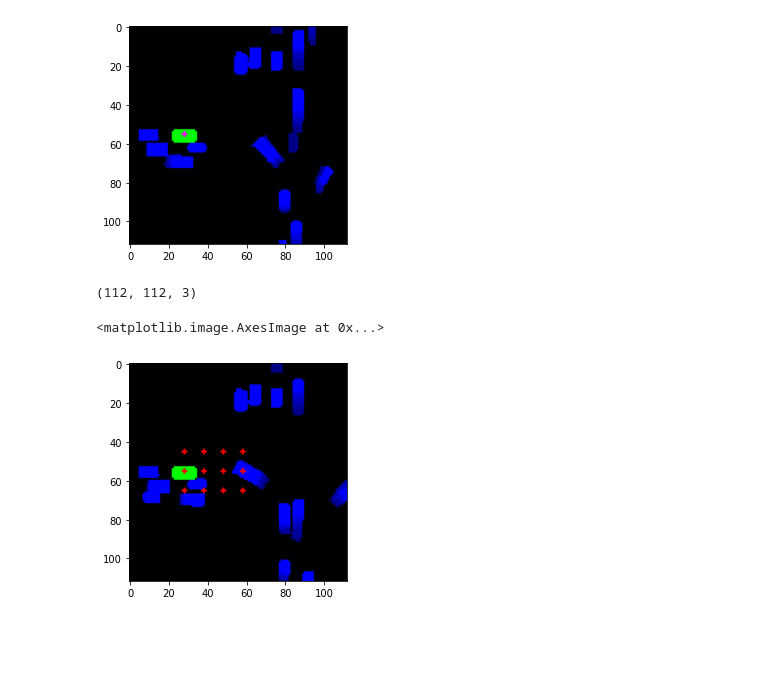
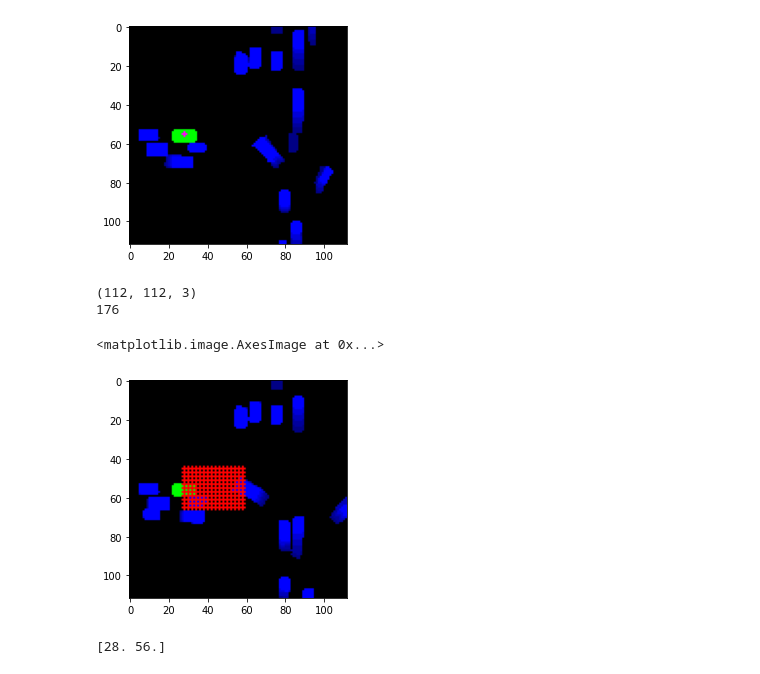
Before and after one commit to LiuHaolan/l5kit, a Jupyter notebook: dataset_gen/occupancy_grid.ipynb, the cells around one changed output. Saved outputs shown, nothing was run; the diff lists cells and outputs as text; code cells hidden in the pictures; blank space fills up the shorter version.

```diff
--- a/dataset_gen/occupancy_grid.ipynb
+++ b/dataset_gen/occupancy_grid.ipynb
@@ -136,36 +136,43 @@ from l5kit.geometry import rotation33_as_yaw, transform_point, transform_points
 
 import cv2
 
 
 
 raster_from_world = data_ego["raster_from_world"]
 
 #centerline_area = (data_ego["goal_list"])
 centerline_area = []
 
 target_positions_pixels = transform_points(data_ego["target_positions"], data_ego["raster_from_agent"])
 original_pixel = target_positions_pixels[0]
 
 #centerline_area.append((original_pixel[0],original_pixel[1]))
-for i in range(0,31,10):
-    for j in range(-10,11,10):
+for i in range(0,31,2):
+    for j in range(-10,11,2):
         centerline_area.append((original_pixel[0]+i,original_pixel[1]+j))
+
+print(len(centerline_area))
 
 
 for k in centerline_area:
 #        print(j)
     xy_points = k
 #    xy_points = (transform_point(k, raster_from_world))
 #        print(xy_points)
     cv2.circle(im_ego, (int(xy_points[0]),int(xy_points[1])), radius=1, color=(255, 0, 0), thickness=-1)
 
 
 
 plt.imshow(im_ego)
 # %% [output]
 (112, 112, 3)
+176
 <matplotlib.image.AxesImage at 0x...>
-[figure, old version]
+[figure, new version]
+# %%
+print(original_pixel)
+# %% [output]
+[28. 56.]
 # %%
 eval_zarr.agents
 # %%
```
Also changed, not shown: 39 other files.
